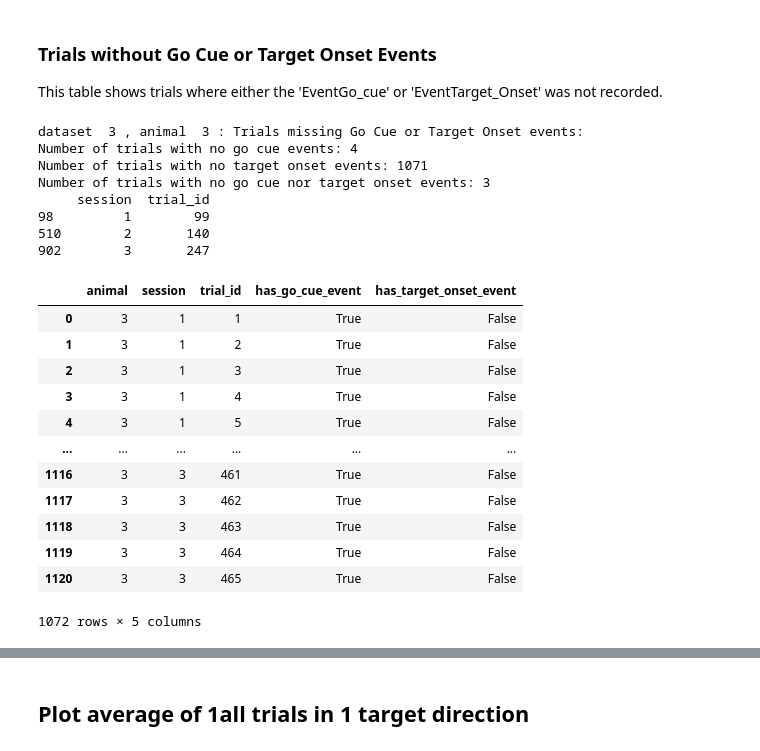
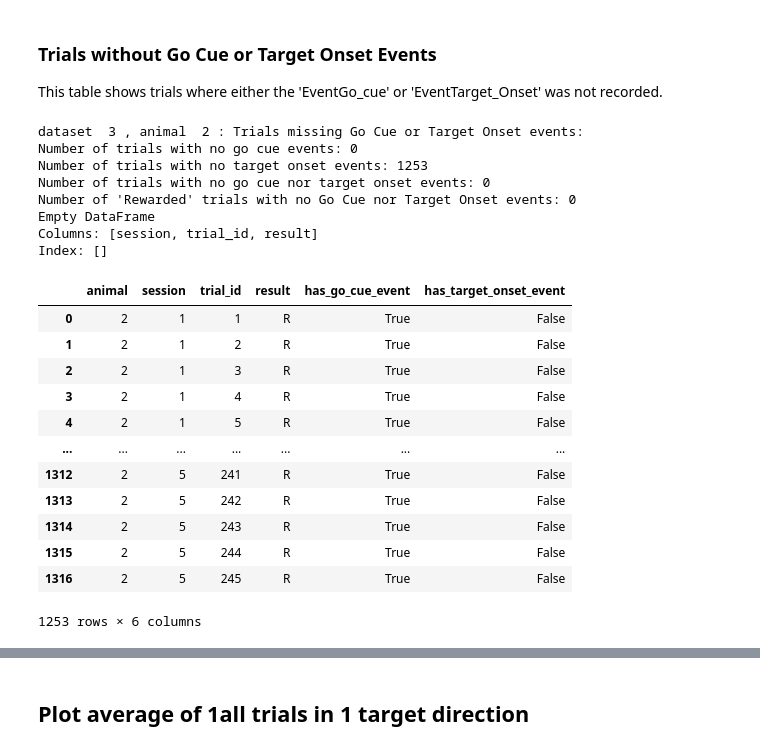
Before and after one commit to lilytong0919/NMA-shichimi-rulebreakerhalf-comparing-network, a Jupyter notebook: Find trials uncorrectly labeled grouped by animal_session.ipynb, the cells around one changed output, grey strips where cells are left out. Cells and saved outputs as stored; diff of their text form; code cells hidden in the pictures.

```diff
--- a/Find trials uncorrectly labeled grouped by animal_session.ipynb
+++ b/Find trials uncorrectly labeled grouped by animal_session.ipynb
@@ -196,7 +196,7 @@ display(merged_dat1_df)
 # %% [markdown]
 If column 'animal' is a string array
 # %%
-animal_selected = 3
+animal_selected = 2
 if type(merged_dat1_df['animal'][0]) == str:
   animal_selected = str(animal_selected)
 # %%
@@ -502,0 +534,20 @@ Warning: No valid cursor position data (cursor_pos_x or cursor_pos_y are all NaN
+# %%
+unique_sessions = anix_dat1_df['session'].unique()
+
+for session in unique_sessions:
+    print(f"\n--- Processing Session: {session} ---")
+    session_df = anix_dat1_df[anix_dat1_df['session'] == session]
+
+    unique_target_ids_session = session_df['target_ID'].dropna().unique()
+    # Sort the target_IDs
+    unique_target_ids_session = np.sort(unique_target_ids_session)
+
+    if unique_target_ids_session.size > 0:
+        for target_id in unique_target_ids_session:
+            unique_target_dirs_rad = session_df[session_df['target_ID'] == target_id]['target_dir'].unique()
+            # Convert to degrees, handling potential NaN values
+            unique_target_dirs_deg = [np.degrees(d) if not pd.isna(d) else np.nan for d in unique_target_dirs_rad]
+            print(f"  Unique target_dir values for target_ID = {target_id} (degrees) in Session {session}:")
+            display(np.array(unique_target_dirs_deg))
+    else:
+        print(f"  No unique target_IDs found for Session {session}.")
@@ -757,11 +834,13 @@ def check_trial_events_presence(df):
     for (animal, session, trial_id), trial_df in grouped_trials:
         has_go_cue = (trial_df['EventGo_cue'] == True).any()
         has_target_onset = (trial_df['EventTarget_Onset'] == True).any()
+        result = trial_df['result'].iloc[0]
 
         trial_event_presence.append({
             'animal': animal,
             'session': session,
             'trial_id': trial_id,
+            'result': result,
             'has_go_cue_event': has_go_cue,
             'has_target_onset_event': has_target_onset
         })
@@ -790,36 +869,41 @@ display(trial_event_df)
 This table shows trials where either the 'EventGo_cue' or 'EventTarget_Onset' was not recorded.
 # %%
 trials_without_events = trial_event_df[(trial_event_df['has_go_cue_event'] == False) | (trial_event_df['has_target_onset_event'] == False)]
-
+trials_without_go_cue_and_target_onset = trial_event_df[(trial_event_df['has_go_cue_event'] == False) & (trial_event_df['has_target_onset_event'] == False)]
+trials_no_events_and_rewarded = trial_event_df[
+    (trial_event_df['has_go_cue_event'] == False) &
+    (trial_event_df['has_target_onset_event'] == False) &
+    (trial_event_df['result'] == 'R')
+]
 if not trials_without_events.empty:
     print("dataset ", anix_dat1_df['datasetID'].iloc[0], ", animal ", anix_dat1_df['animal'].iloc[0],": Trials missing Go Cue or Target Onset events:")
     print(f"Number of trials with no go cue events: {sum(~trials_without_events['has_go_cue_event'])}")
     print(f"Number of trials with no target onset events: {sum(~trials_without_events['has_target_onset_event'])}")
-    trial_no_gocue_no_targetonset = (~trials_without_events['has_go_cue_event']) & (~trials_without_events['has_target_onset_event'])
-    print(f"Number of trials with no go cue nor target onset events: {sum(trial_no_gocue_no_targetonset)}")
-    print(trials_without_events[trial_no_gocue_no_targetonset][['session','trial_id']])
+    print(f"Number of trials with no go cue nor target onset events: {len(trials_without_go_cue_and_target_onset)}")
+    print(f"Number of 'Rewarded' trials with no Go Cue nor Target Onset events: {len(trials_no_events_and_rewarded)}")
+    print(trials_no_events_and_rewarded[['session','trial_id','result']])
     display(trials_without_events)
 else:
     print("dataset ", anix_dat1_df['datasetID'].iloc[0], ", animal ", anix_dat1_df['animal'].iloc[0],": All trials have both Go Cue and Target Onset events.")
 # %% [output]
-dataset  3 , animal  3 : Trials missing Go Cue or Target Onset events:
-Number of trials with no go cue events: 4
-Number of trials with no target onset events: 1071
-Number of trials with no go cue nor target onset events: 3
-     session  trial_id
-98         1        99
-510        2       140
-902        3       247
+dataset  3 , animal  2 : Trials missing Go Cue or Target Onset events:
+Number of trials with no go cue events: 0
+Number of trials with no target onset events: 1253
+Number of trials with no go cue nor target onset events: 0
+Number of 'Rewarded' trials with no Go Cue nor Target Onset events: 0
+Empty DataFrame
+Columns: [session, trial_id, result]
+Index: []
-|  | animal | session | trial_id | has_go_cue_event | has_target_onset_event |
-| 0 | 3 | 1 | 1 | True | False |
-| 1 | 3 | 1 | 2 | True | False |
-| 2 | 3 | 1 | 3 | True | False |
-| 3 | 3 | 1 | 4 | True | False |
-| 4 | 3 | 1 | 5 | True | False |
-| ... | ... | ... | ... | ... | ... |
-| 1116 | 3 | 3 | 461 | True | False |
-| 1117 | 3 | 3 | 462 | True | False |
-| 1118 | 3 | 3 | 463 | True | False |
-| 1119 | 3 | 3 | 464 | True | False |
-| 1120 | 3 | 3 | 465 | True | False |
+|  | animal | session | trial_id | result | has_go_cue_event | has_target_onset_event |
+| 0 | 2 | 1 | 1 | R | True | False |
+| 1 | 2 | 1 | 2 | R | True | False |
+| 2 | 2 | 1 | 3 | R | True | False |
+| 3 | 2 | 1 | 4 | R | True | False |
+| 4 | 2 | 1 | 5 | R | True | False |
+| ... | ... | ... | ... | ... | ... | ... |
+| 1312 | 2 | 5 | 241 | R | True | False |
+| 1313 | 2 | 5 | 242 | R | True | False |
+| 1314 | 2 | 5 | 243 | R | True | False |
+| 1315 | 2 | 5 | 244 | R | True | False |
+| 1316 | 2 | 5 | 245 | R | True | False |
-1072 rows × 5 columns
+1253 rows × 6 columns
```
Also changed, not shown: parts of 18 cells of this notebook.
